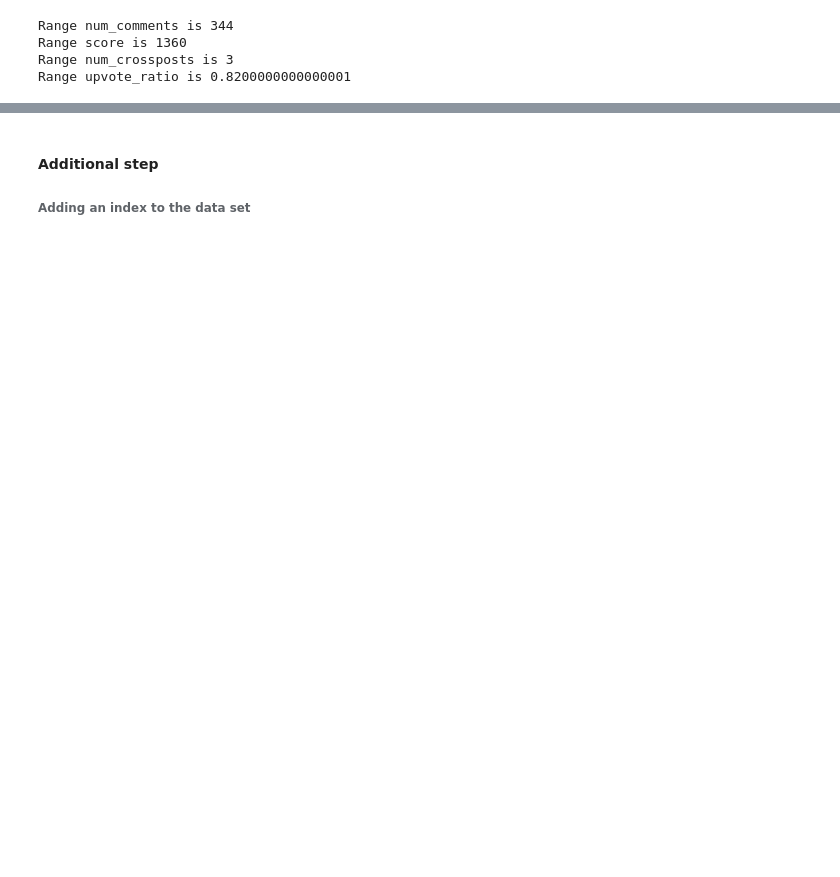
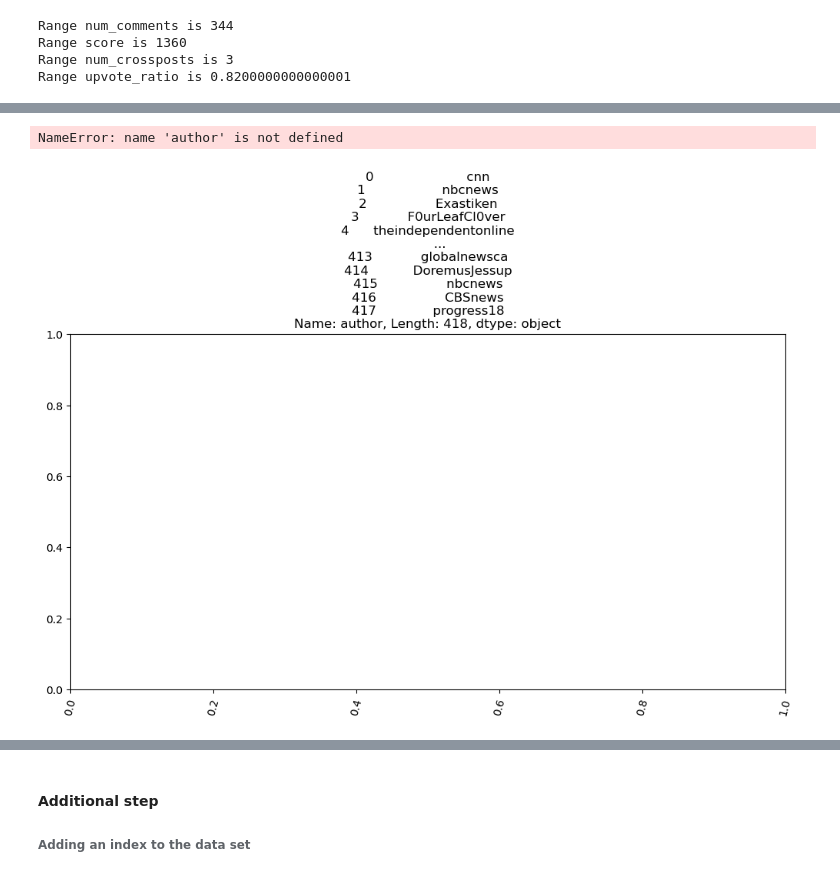
Before and after one commit to Olayemi-cloud/jh24993_EMATM0048---Python-Project, a Jupyter notebook: jh24993_EMATM0048_Q2.ipynb, the cells around one changed output, grey strips where cells are left out. Cells and saved outputs as stored; diff of their text form; code cells hidden in the pictures; blank space fills up the shorter version.

```diff
--- a/jh24993_EMATM0048_Q2.ipynb
+++ b/jh24993_EMATM0048_Q2.ipynb
@@ -285,0 +330,8 @@ Range upvote_ratio is 0.8200000000000001
+# %%
+plt.figure(figsize=(12,6))
+plt.xticks(rotation=75)
+plt.title(health_reddit.author)
+sns.barplot(x=author, y=score);
+# %% [output]
+NameError: name 'author' is not defined
+[figure, added]
```
Also changed, not shown: parts of 18 cells of this notebook.
